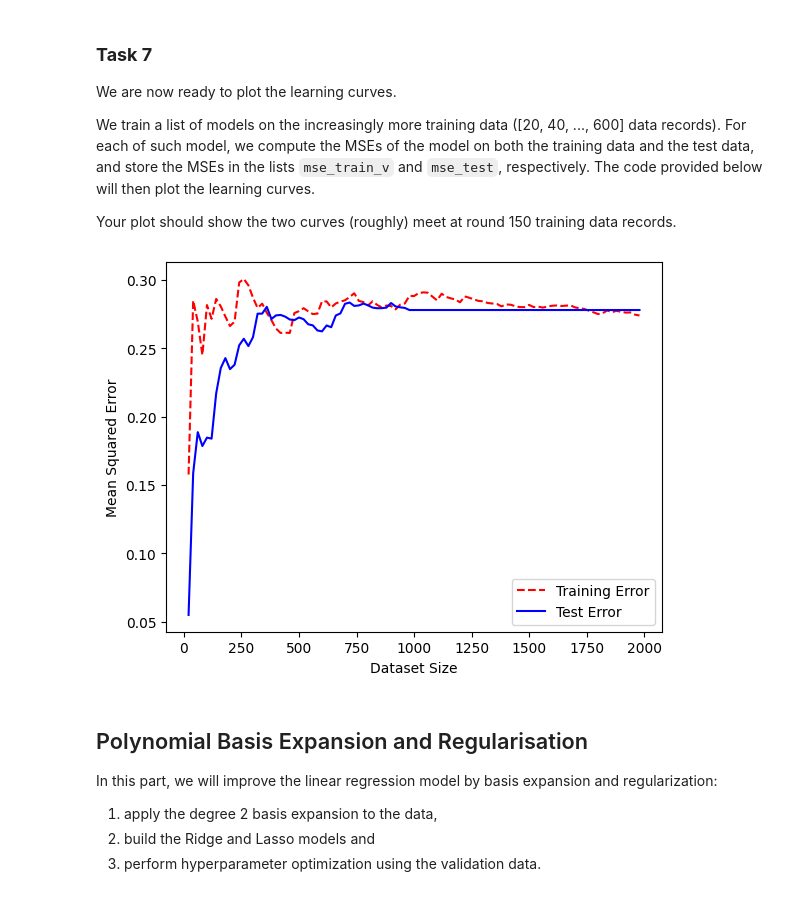
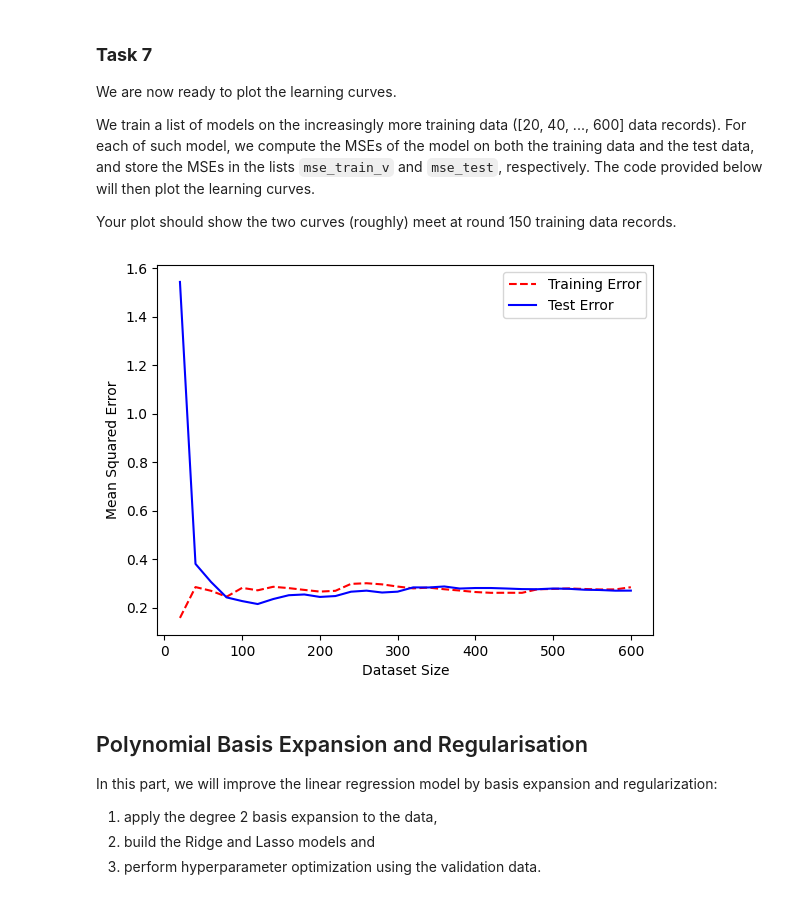
Before and after one commit to Karimkh31/FDS_HS22, a Jupyter notebook: P1/Practical1_skeleton.ipynb, the cells around one changed output. Saved outputs shown, nothing was run; the diff lists cells and outputs as text; code cells hidden in the pictures.

```diff
--- a/P1/Practical1_skeleton.ipynb
+++ b/P1/Practical1_skeleton.ipynb
@@ -138,7 +144,7 @@ def test_predictor(X, y, predictor: callable=None):
     # Apply the predictor to each row of the matrix X to get the predictions
     y_predicted = np.apply_along_axis(predictor, 1, X)
 
-    mse = (np.square(y_predicted - y)).mean() * 1/2
+    mse = (np.square(y_predicted - y)).mean() * 0.5
     return mse
 
 # use the function test_predictor to test the trivial predictor
@@ -181,8 +181,10 @@ def standardize_data(X):
     return X_std, mean, std
 
 # Standardize the training data and store the means and the stds
+X_train = get_and_split_data()[0]
 X_train_std, X_train_mean, X_train_std_div = standardize_data(X_train)
 print("X_train_std:", X_train_std.shape)
+print("\n***************************************\n")
 print("Mean:", X_train_mean)
+print("\n***************************************\n")
 print("Standard deviation:", X_train_std_div)
-#print(np.mean(X_train_std, axis=0))
@@ -247,3 +250,13 @@ mse_linear_model_predictor = test_predictor(expand_with_ones(X_test_std), y_test
 print("Mean squared error is {}".format(mse_linear_model_predictor))
 # %% [output]
 Mean squared error is 0.2803646021141735
+# %%
+X_train, y_train, X_test, y_test = get_and_split_data()
+std_scalar = StandardScaler().fit(X_train)
+std_test = std_scalar.transform(X_test)
+
+lin = LinearRegression()
+lin.fit(std_scalar.transform(X_train), y_train)
+predict = lin.predict(std_test)
+mse = 0.5*mean_squared_error(y_test, predict)
+mse
@@ -268,13 +283,15 @@ def train_and_test(X_train, y_train, X_test, y_test):
     X_train_std, X_train_mean, X_train_std_div = standardize_data(X_train)
     X_test_std = standardize_test_data(X_train_mean, X_train_std_div, X_test)
 
-    w_train = least_squares_compute_parameters(X_train_std, y_train)
-    w_test = least_squares_compute_parameters(X_test_std, y_test)
 
-    mse_train = test_predictor(expand_with_ones(X_train_std), y_train, lambda x: linear_model_predictor(x, w_train))
-    mse_test = test_predictor(expand_with_ones(X_test_std), y_test, lambda x: linear_model_predictor(x, w_test))
+    w = least_squares_compute_parameters(X_train_std, y_train)
+
+
+    mse_train = test_predictor(expand_with_ones(X_train_std), y_train, lambda x: linear_model_predictor(x, w))
+    mse_test = test_predictor(expand_with_ones(X_test_std), y_test, lambda x: linear_model_predictor(x, w))
     return mse_train, mse_test
 
+X_train, y_train, X_test, y_test = get_and_split_data()
 mse_train, mse_test = train_and_test(X_train, y_train, X_test, y_test)
 print('Linear Model')
 print('-----------------------\n')
@@ -300,38 +318,38 @@ Your plot should show the two curves (roughly) meet at round 150 training data r
 mse_train_v = []
 mse_test_v = []
 
-TRAINING_SIZE_MAX = 2000
+TRAINING_SIZE_MAX = 601
 TRAINING_SIZE_MIN = 20
 
 # compute the MSE over data with sizes from TRAINING_SIZE_MIN to TRAINING_SIZE_MAX with increasing step 20
 for train_size in range(TRAINING_SIZE_MIN, TRAINING_SIZE_MAX, 20):
     # TODO:
     #   1. use the first train_size data records from the X_train and y_train as the training data
     #   2. train and compute the MSE on both training and test data using the train_and_test function
     #   3. add the computed MSE to the lists mse_train_v and mse_test_v
     # The code below is just for compilation.
     # You need to replace it by your own code.
     ###################################################
     ##### YOUR CODE STARTS HERE #######################
     ###################################################
     mse_train, mse_test = train_and_test(X_train[:train_size,:], y_train[:train_size], X_test[:train_size,:], y_test[:train_size])
 
     mse_train_v.append(mse_train)
     mse_test_v.append(mse_test)
     ###################################################
     ##### YOUR CODE ENDS HERE #########################
     ###################################################
 
 
 # The below code generates the learning curves plot
 plt.plot(np.arange(TRAINING_SIZE_MIN, TRAINING_SIZE_MAX, 20), mse_train_v, 'r--', label="Training Error")
 plt.plot(np.arange(TRAINING_SIZE_MIN, TRAINING_SIZE_MAX, 20), mse_test_v, 'b-', label="Test Error")
-plt.legend(loc="lower right")
+plt.legend(loc="upper right")
 plt.xlabel('Dataset Size')
 plt.ylabel('Mean Squared Error')
 plt.show()
 # %% [output]
-[figure, old version]
+[figure, new version]
 # %% [markdown]
 ## Polynomial Basis Expansion and Regularisation
 
```
Also changed, not shown: parts of 19 cells of this notebook.
